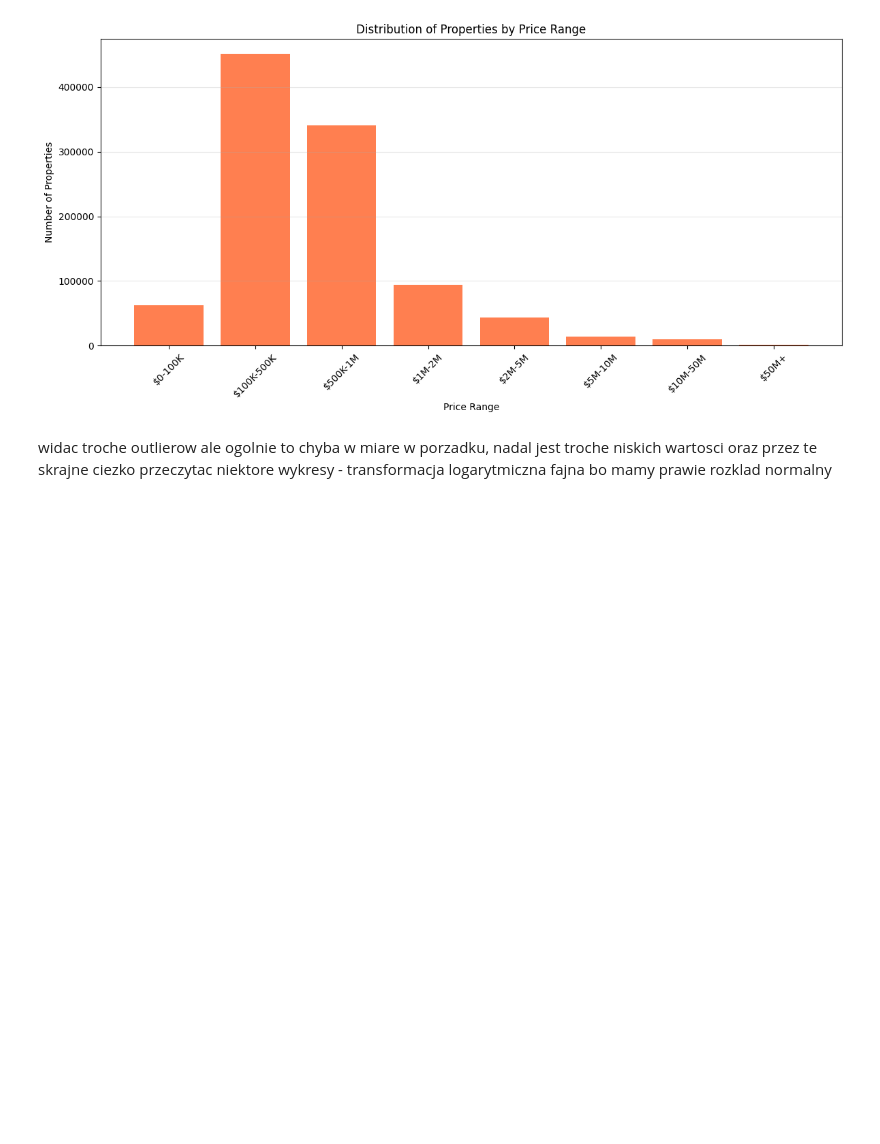
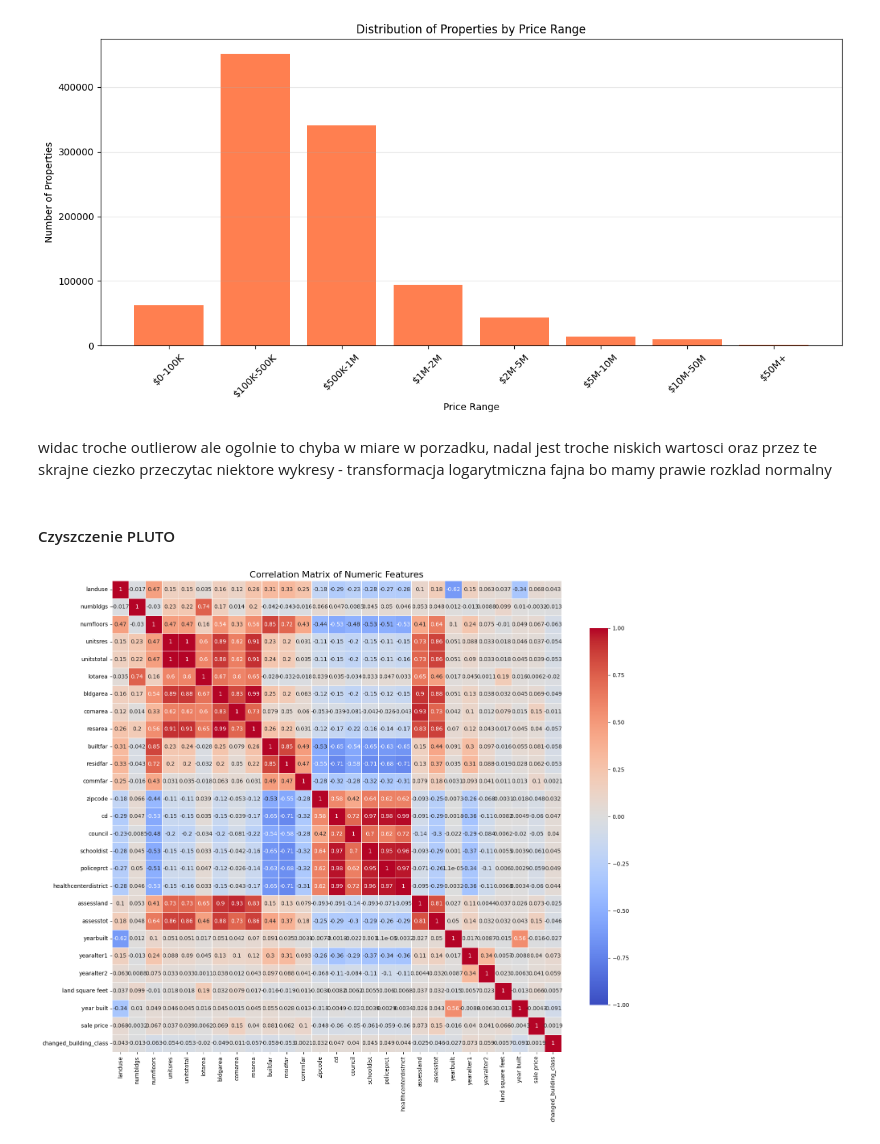
Before and after one commit to tzwpatryk/nyc_comp, a Jupyter notebook: nyc.ipynb, the cells around one changed output. Drawn from its saved outputs; the diff is of its cells as text; code cells hidden in the pictures; blank space fills up the shorter version.

Commit message:
analiza pluto poczatek

```diff
--- a/nyc.ipynb
+++ b/nyc.ipynb
@@ -697,3 +697,25 @@ plt.show()
 [figure]
 # %% [markdown]
 widac troche outlierow ale ogolnie to chyba w miare w porzadku, nadal jest troche niskich wartosci oraz przez te skrajne ciezko przeczytac niektore wykresy - transformacja logarytmiczna fajna bo mamy prawie rozklad normalny
+# %% [markdown]
+#### Czyszczenie PLUTO
+# %%
+# Let's select only the numeric columns for correlation analysis
+numeric_cols = df.select_dtypes(include=['number']).columns
+correlation_matrix = df[numeric_cols].corr()
+
+# Create a heatmap with a good color scheme
+plt.figure(figsize=(16, 14))
+sns.heatmap(correlation_matrix,
+            annot=True,
+            cmap='coolwarm',        # Blue-red color scheme
+            vmin=-1, vmax=1,        # Set limits for correlation
+            center=0,               # Center the colormap at 0
+            linewidths=.5,          # Add lines between cells
+            cbar_kws={"shrink": .8})
+
+plt.title('Correlation Matrix of Numeric Features', fontsize=16)
+plt.tight_layout()
+plt.show()
+# %% [output]
+[figure, added]
```
Also changed, not shown: parts of 13 cells of this notebook.
